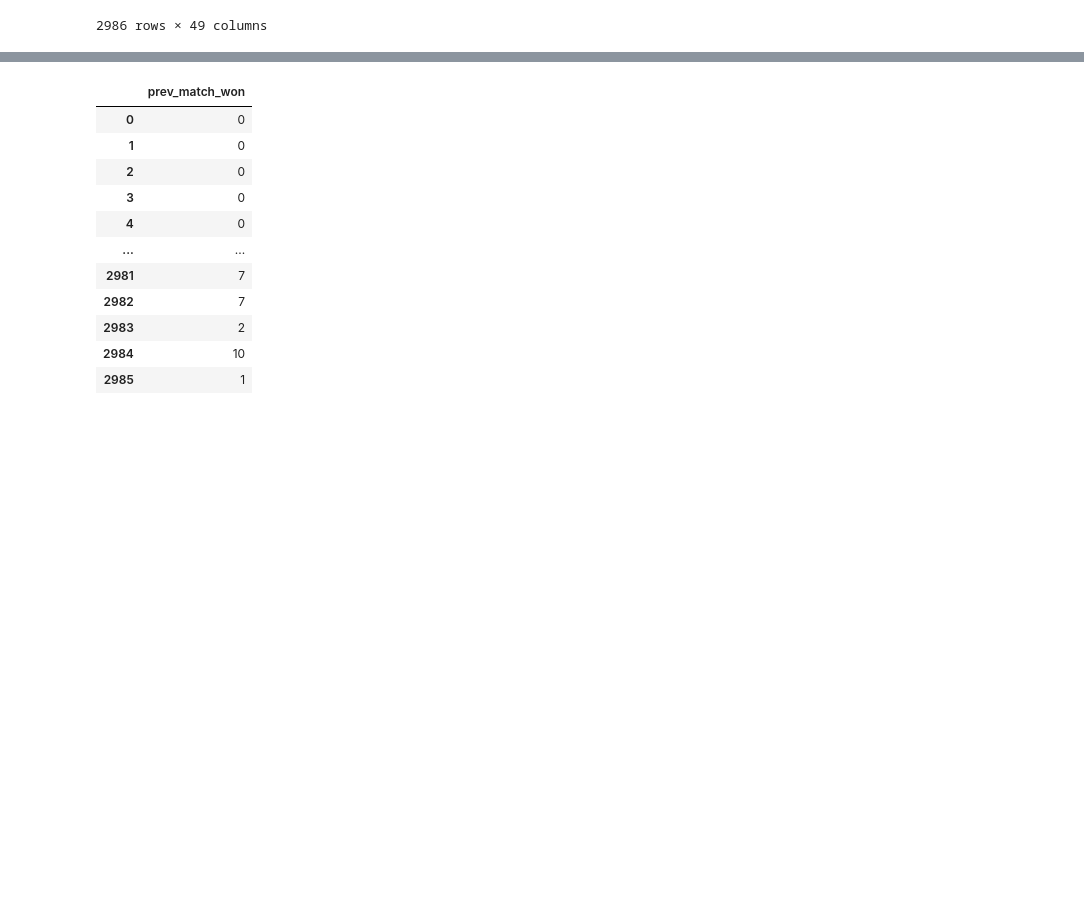
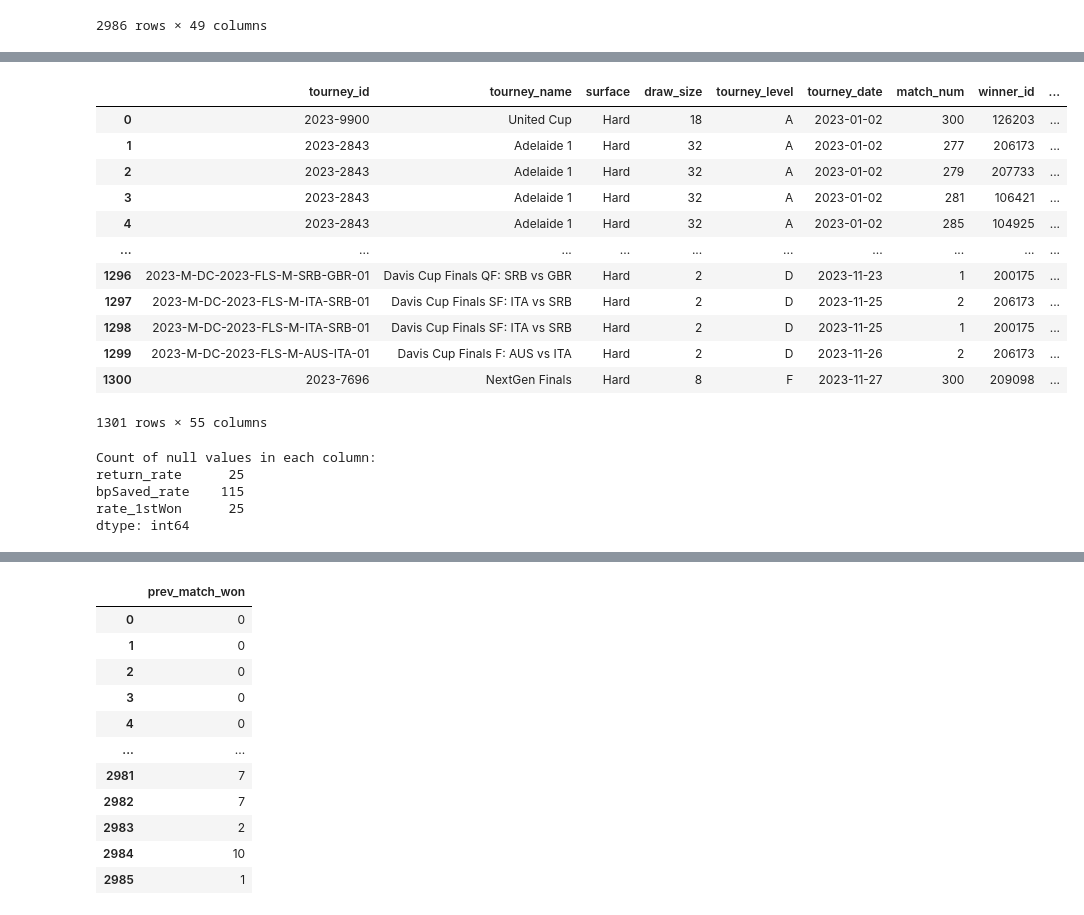
Before and after one commit to hazel-gandhi/tennis-regression, a Jupyter notebook: dataprep.ipynb, the cells around one changed output, grey strips where cells are left out. Drawn from its saved outputs; the diff is of its cells as text; code cells hidden in the pictures; blank space fills up the shorter version.

```diff
--- a/dataprep.ipynb
+++ b/dataprep.ipynb
@@ -23,0 +48,63 @@ df_raw
+# %%
+top_20_players = ['Jannik Sinner', 'Alexander Zverev', 'Carlos Alcaraz', 'Taylor Fritz', 'Novak Djokovic', 'Casper Ruud',
+                  'Jack Draper', 'Stefanos Tsitsipas', 'Andrey Rublev', 'Alex De Minaur', 'Daniil Medvedev', 'Holger Rune',
+                  'Tommy Paul', 'Ben Shelton', 'Arthur Fils', 'Lorenzo Musetti', 'Frances Tiafoe', 'Grigor Dimitrov',
+                  'Felix Auger Aliassime', 'Ugo Humbert']
+
+# Create two dataframes: one for where top 20 players have won and one where they have lost
+wins_df = df_raw[df_raw['winner_name'].isin(top_20_players)].copy()
+losses_df = df_raw[df_raw['loser_name'].isin(top_20_players)].copy()
+
+# For wins, I will first make a result column with 1 or 0, in this df all rows will have 1
+wins_df['result'] = 1
+
+#also adding the name of the player who won
+wins_df['player'] = wins_df['winner_name']
+
+#calculating rate of 1st serves won
+wins_df['rate_1stWon'] = wins_df['w_1stWon'] / wins_df['w_1stIn']
+
+#calculating rate of break points saved (stat explained in memo)
+wins_df['bpSaved_rate'] = wins_df['w_bpSaved'] / wins_df['w_bpFaced']
+
+# for every player, i also want return points stats, and these I will get from the loser's service points stats
+wins_df['return_points_won'] = wins_df['l_svpt'] - wins_df['l_1stWon'] - wins_df['l_2ndWon'] #calculating how many return points they faced
+wins_df['return_rate'] = wins_df['return_points_won'] / wins_df['l_svpt'] #rate of return points won by winner
+
+
+#Doing the same calculation for the matches the players lost
+losses_df['result'] = 0
+losses_df['player'] = losses_df['loser_name']
+losses_df['rate_1stWon'] = losses_df['l_1stWon'] / losses_df['l_1stIn']
+losses_df['bpSaved_rate'] = losses_df['l_bpSaved'] / losses_df['l_bpFaced']
+losses_df['return_points_won'] = losses_df['w_svpt'] - losses_df['w_1stWon'] - losses_df['w_2ndWon']
+losses_df['return_rate'] = losses_df['return_points_won'] / losses_df['w_svpt']
+
+#combining the two dataframes so now i have a new dataset of all top 20 players and the matches they won and lost in 2023
+combined_df = pd.concat([wins_df, losses_df], ignore_index=True)
+
+combined_df
+# %% [output]
+|  | tourney_id | tourney_name | surface | draw_size | tourney_level | tourney_date | match_num | winner_id | ... |
+| 0 | 2023-9900 | United Cup | Hard | 18 | A | 2023-01-02 | 300 | 126203 | ... |
+| 1 | 2023-2843 | Adelaide 1 | Hard | 32 | A | 2023-01-02 | 277 | 206173 | ... |
+| 2 | 2023-2843 | Adelaide 1 | Hard | 32 | A | 2023-01-02 | 279 | 207733 | ... |
+| 3 | 2023-2843 | Adelaide 1 | Hard | 32 | A | 2023-01-02 | 281 | 106421 | ... |
+| 4 | 2023-2843 | Adelaide 1 | Hard | 32 | A | 2023-01-02 | 285 | 104925 | ... |
+| ... | ... | ... | ... | ... | ... | ... | ... | ... | ... |
+| 1296 | 2023-M-DC-2023-FLS-M-SRB-GBR-01 | Davis Cup Finals QF: SRB vs GBR | Hard | 2 | D | 2023-11-23 | 1 | 200175 | ... |
+| 1297 | 2023-M-DC-2023-FLS-M-ITA-SRB-01 | Davis Cup Finals SF: ITA vs SRB | Hard | 2 | D | 2023-11-25 | 2 | 206173 | ... |
+| 1298 | 2023-M-DC-2023-FLS-M-ITA-SRB-01 | Davis Cup Finals SF: ITA vs SRB | Hard | 2 | D | 2023-11-25 | 1 | 200175 | ... |
+| 1299 | 2023-M-DC-2023-FLS-M-AUS-ITA-01 | Davis Cup Finals F: AUS vs ITA | Hard | 2 | D | 2023-11-26 | 2 | 206173 | ... |
+| 1300 | 2023-7696 | NextGen Finals | Hard | 8 | F | 2023-11-27 | 300 | 209098 | ... |
+1301 rows × 55 columns
+# %%
+null_counts = combined_df[['return_rate', 'bpSaved_rate', 'rate_1stWon']].isnull().sum()
+print("Count of null values in each column:")
+print(null_counts)
+# %% [output]
+Count of null values in each column:
+return_rate      25
+bpSaved_rate    115
+rate_1stWon      25
+dtype: int64
```
Also changed, not shown: parts of 11 cells of this notebook.
